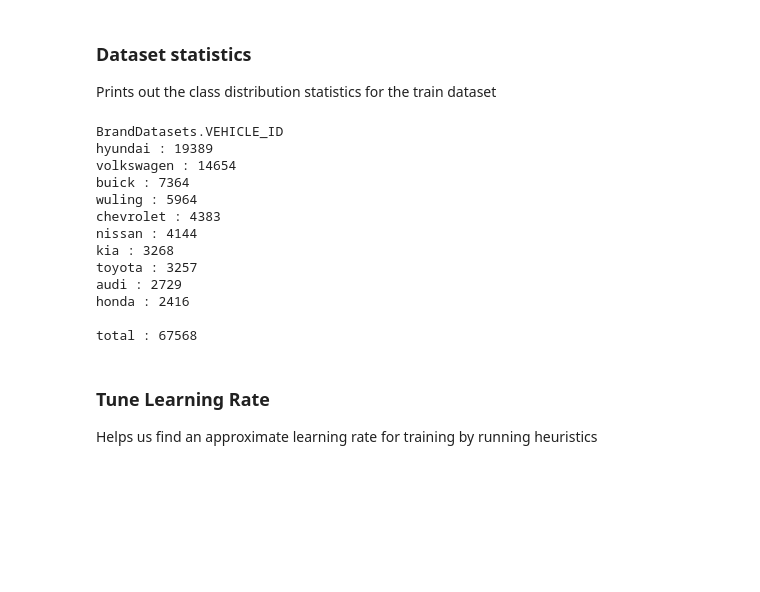
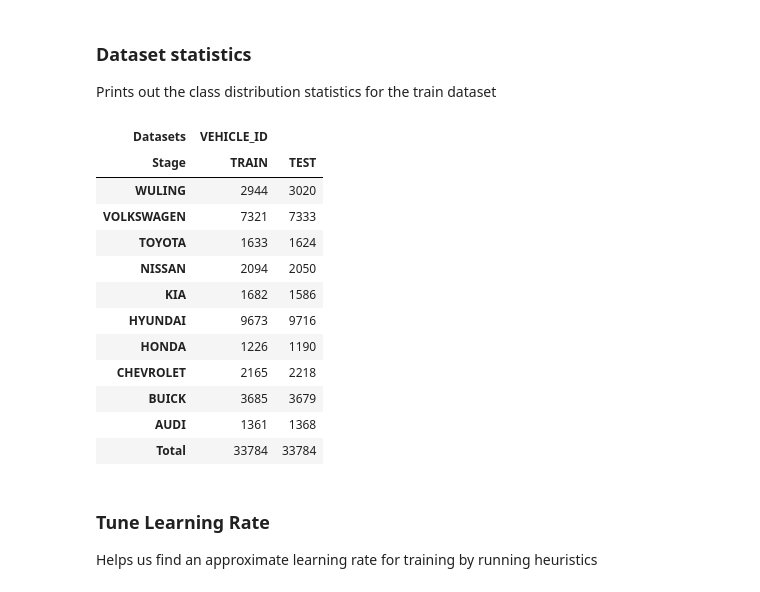
Before and after one commit to piyengar/vehicle-predictor, a Jupyter notebook: Vehicle_brand_predictor.ipynb, the cells around one changed output. Cells and saved outputs as stored; diff of their text form; code cells hidden in the pictures; blank space fills up the shorter version.

```diff
--- a/Vehicle_brand_predictor.ipynb
+++ b/Vehicle_brand_predictor.ipynb
@@ -227,33 +228,45 @@ num_dataloader_workers = 2
 # %% [markdown]
 ### Dataset statistics
 Prints out the class distribution statistics for the train dataset
-# %%
-# load the dataset
-dm = BrandDataModule(train_dataset_type, allowed_brand_list=allowed_brand_list)
-dm.setup('fit')
-train_val_dataloader = dm.train_val_dataset
-total = 0
-print(train_dataset_type)
-counts = train_val_dataloader.get_brand_counts()
-counts = sorted(counts, key= lambda ct: ct[2], reverse=True)
-for ct in counts:
-    print(f'{ct[1].lower()} : {ct[2]}')
-    total = total + ct[2]
-print(f'\ntotal : {total}')
-# %% [output]
-BrandDatasets.VEHICLE_ID
-hyundai : 19389
-volkswagen : 14654
-buick : 7364
-wuling : 5964
-chevrolet : 4383
-nissan : 4144
-kia : 3268
-toyota : 3257
-audi : 2729
-honda : 2416
-
-total : 67568
+# %%
+def get_statistics(dataset):
+    total = 0
+    counts = dataset.get_brand_counts()
+    counts = sorted(counts, key= lambda ct: ct[1], reverse=True)
+    data = {}
+    for ct in counts:
+        data[ct[1]] = int(ct[2])
+    return pd.Series(data)
+df = pd.DataFrame()
+stats_data = []
+datasets = [
+            BrandDatasets.VEHICLE_ID,
+            # BrandDatasets.CARS196
+            ]
+for dataset_type in datasets:
+    dm = BrandDataModule(dataset_type, allowed_brand_list=allowed_brand_list)
+    dm.setup('fit')
+    df[f'{dataset_type.name}-TRAIN'] = get_statistics(dm.train_val_dataset)
+    dm.setup('test')
+    df[f'{dataset_type.name}-TEST'] = get_statistics(dm.test_dataset)
+df.loc['Total'] = df.sum(axis = 0)
+df = df.fillna(0).astype(int)
+df.columns = pd.MultiIndex.from_product([list(map(lambda ds: ds.name, datasets)), ['TRAIN', 'TEST']], names=['Datasets', 'Stage'])
+df
+# %% [output]
+| Datasets | VEHICLE_ID |  |
+| Stage | TRAIN | TEST |
+| WULING | 2944 | 3020 |
+| VOLKSWAGEN | 7321 | 7333 |
+| TOYOTA | 1633 | 1624 |
+| NISSAN | 2094 | 2050 |
+| KIA | 1682 | 1586 |
+| HYUNDAI | 9673 | 9716 |
+| HONDA | 1226 | 1190 |
+| CHEVROLET | 2165 | 2218 |
+| BUICK | 3685 | 3679 |
+| AUDI | 1361 | 1368 |
+| Total | 33784 | 33784 |
 # %% [markdown]
 ### Tune Learning Rate
 Helps us find an approximate learning rate for training by running heuristics
```
Also changed, not shown: parts of 3 cells of this notebook.
